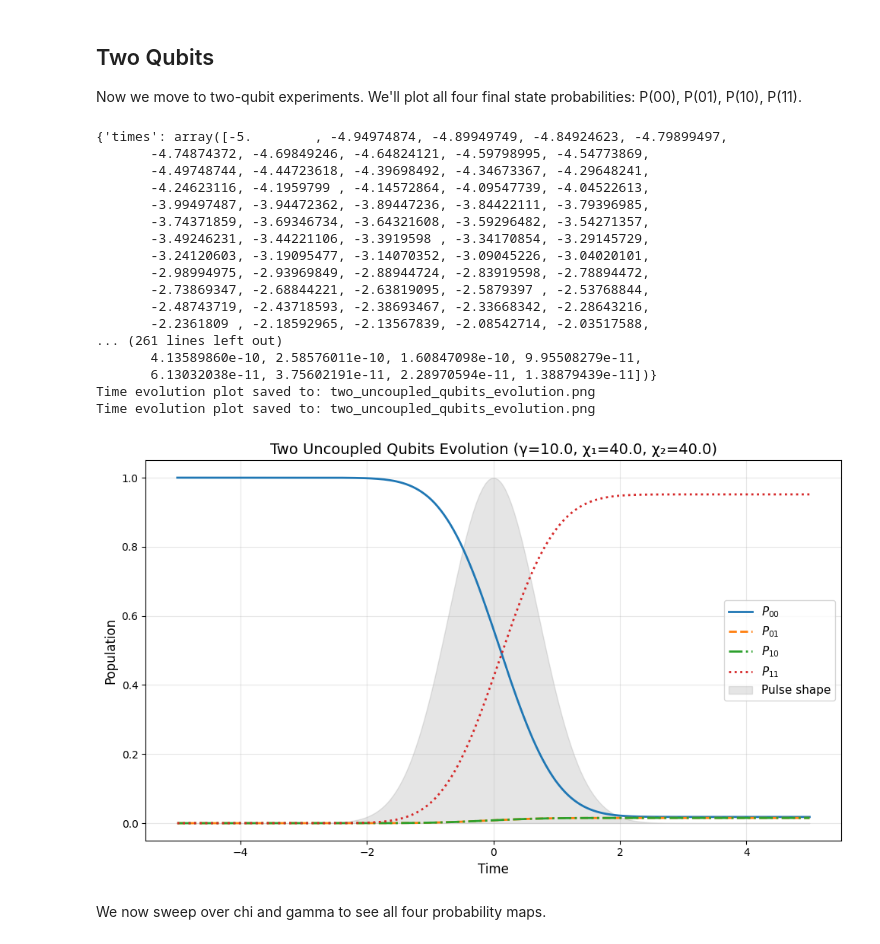
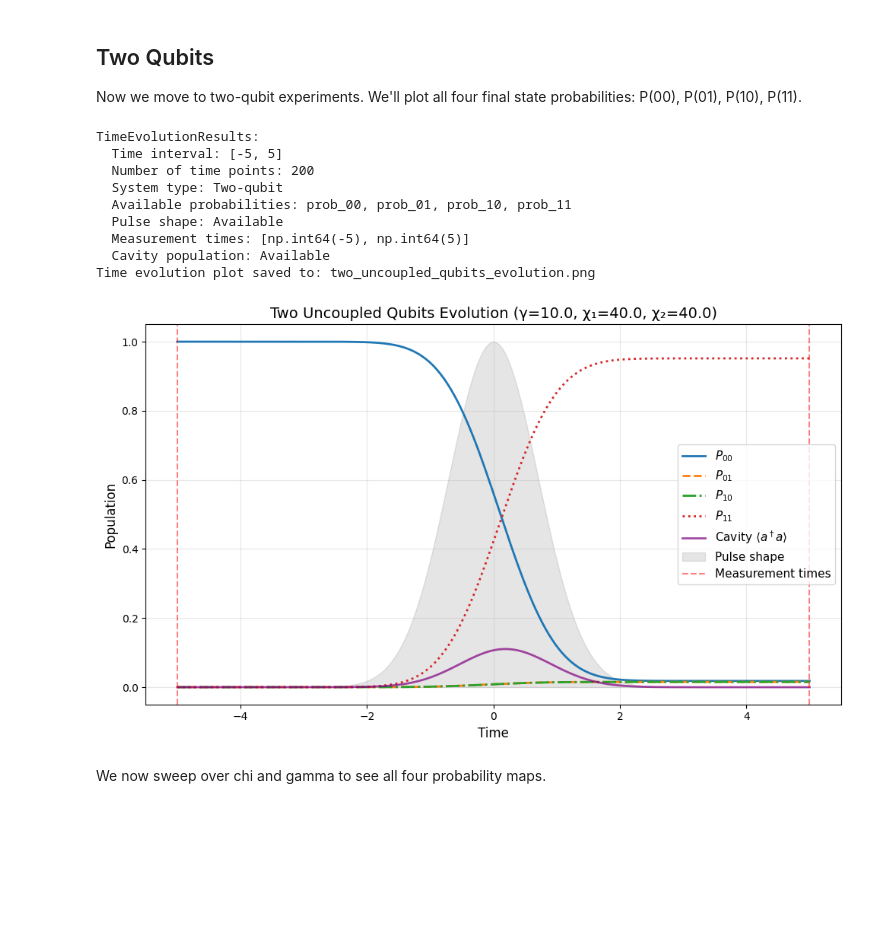
Before and after one commit to Simone-Bordoni/Quantum-sensing-QML, a Jupyter notebook: examples/sweep_experiments_tutorial.ipynb, the cells around one changed output. Drawn from its saved outputs; the diff is of its cells as text; code cells hidden in the pictures; blank space fills up the shorter version.

Commit message:
add other populations to plots

```diff
--- a/examples/sweep_experiments_tutorial.ipynb
+++ b/examples/sweep_experiments_tutorial.ipynb
@@ -160,35 +176,33 @@ exp_2q_uncoupled = TwoQubitExperiment(exp_params_2q, train_params_2q)
 # %%
 # Two Uncoupled Qubits: Time evolution
 results_2q_time = exp_2q_uncoupled.time_evolution(t_start=-5.0, t_end=5.0, n_points=200)
 
+# Show available data
+print(results_2q_time)
+
+# Plot with both cavity and field populations
 plot_time_evolution(
     evolution_data=results_2q_time,
     show_pulse=True,
     show_measurements=True,
+    show_cavity_population=True,  # Cavity population (purple)
+    show_field_population=True,   # External field population (brown)
     title=f'Two Uncoupled Qubits Evolution (γ={phys_const_2q.photon_cavity_coupling}, χ₁={phys_const_2q.chi[0]}, χ₂={phys_const_2q.chi[1]})',
     figsize=(10, 6),
     save_path='two_uncoupled_qubits_evolution.png'
 )
 plt.show()
 # %% [output]
-{'times': array([-5.        , -4.94974874, -4.89949749, -4.84924623, -4.79899497,
-       -4.74874372, -4.69849246, -4.64824121, -4.59798995, -4.54773869,
-       -4.49748744, -4.44723618, -4.39698492, -4.34673367, -4.29648241,
-       -4.24623116, -4.1959799 , -4.14572864, -4.09547739, -4.04522613,
-       -3.99497487, -3.94472362, -3.89447236, -3.84422111, -3.79396985,
-       -3.74371859, -3.69346734, -3.64321608, -3.59296482, -3.54271357,
-       -3.49246231, -3.44221106, -3.3919598 , -3.34170854, -3.29145729,
-       -3.24120603, -3.19095477, -3.14070352, -3.09045226, -3.04020101,
-       -2.98994975, -2.93969849, -2.88944724, -2.83919598, -2.78894472,
-       -2.73869347, -2.68844221, -2.63819095, -2.5879397 , -2.53768844,
-       -2.48743719, -2.43718593, -2.38693467, -2.33668342, -2.28643216,
-       -2.2361809 , -2.18592965, -2.13567839, -2.08542714, -2.03517588,
-... (261 lines left out)
-       4.13589860e-10, 2.58576011e-10, 1.60847098e-10, 9.95508279e-11,
-       6.13032038e-11, 3.75602191e-11, 2.28970594e-11, 1.38879439e-11])}
+TimeEvolutionResults:
+  Time interval: [-5, 5]
+  Number of time points: 200
+  System type: Two-qubit
+  Available probabilities: prob_00, prob_01, prob_10, prob_11
+  Pulse shape: Available
+  Measurement times: [np.int64(-5), np.int64(5)]
+  Cavity population: Available
 Time evolution plot saved to: two_uncoupled_qubits_evolution.png
-Time evolution plot saved to: two_uncoupled_qubits_evolution.png
-[figure, old version]
+[figure, new version]
 # %% [markdown]
 
 We now sweep over chi and gamma to see all four probability maps.
```
Also changed, not shown: parts of 1 cell of this notebook, 23 other files.
